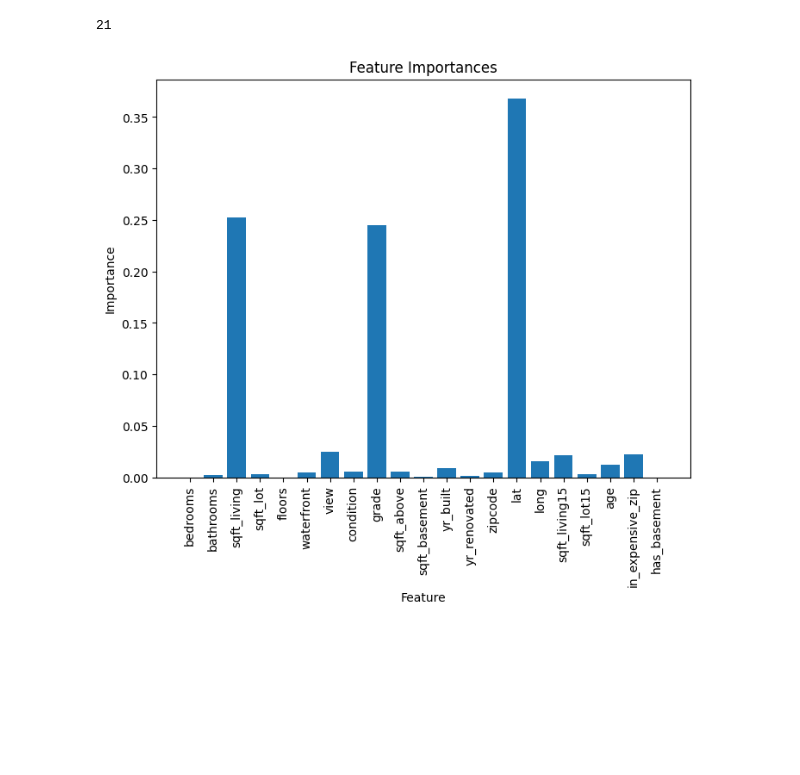
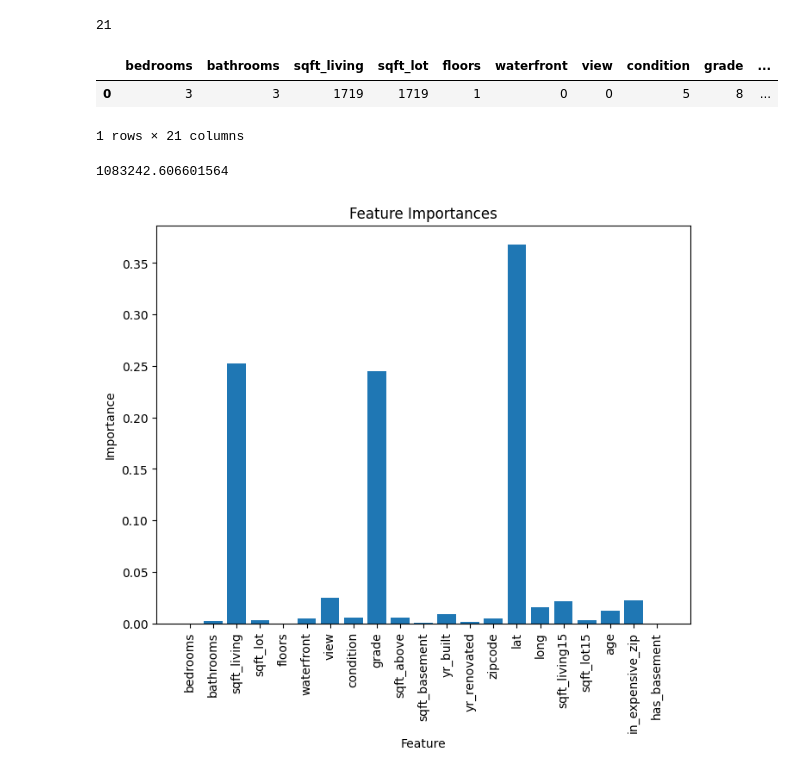
Before and after one commit to Sanketb2312/Info251-final-project, a Jupyter notebook: train.ipynb, the cells around one changed output. Cells and saved outputs as stored; diff of their text form; code cells hidden in the pictures; blank space fills up the shorter version.

Commit message:
added predcition for houses from zwillow

```diff
--- a/train.ipynb
+++ b/train.ipynb
@@ -88,3 +88,28 @@ len(feature_names)
 # %% [output]
 21
 21
+# %%
+import pandas as pd
+
+# create a dictionary of column names and values
+data = {'bedrooms': [3], 'bathrooms': [3], 'sqft_living': [1719], 'sqft_lot': [1719], 'floors': [1], 'waterfront': [0],
+        'view': [0], 'condition': [5], 'grade': [8], 'sqft_above': [1719], 'sqft_basement': [0], 'yr_built': [2023],
+        'yr_renovated': [2023], 'zipcode': [98007], 'lat': [47.623370], 'long': [-122.133130], 'sqft_living15': [1719],
+        'sqft_lot15': [1719], 'age': [0], 'in_expensive_zip': [0], 'has_basement': [0]}
+
+# create a new DataFrame from the dictionary
+zwillow_house = pd.DataFrame(data)
+
+# display the new DataFrame
+
+zwillow_house
+# %% [output]
+|  | bedrooms | bathrooms | sqft_living | sqft_lot | floors | waterfront | view | condition | grade | ... |
+| 0 | 3 | 3 | 1719 | 1719 | 1 | 0 | 0 | 5 | 8 | ... |
+1 rows × 21 columns
+# %%
+log_price = grid_search.best_estimator_.predict(zwillow_house)
+price = np.exp(log_price)
+price[0]*2.03
+# %% [output]
+1083242.606601564
```
Also changed, not shown: parts of 6 cells of this notebook.
